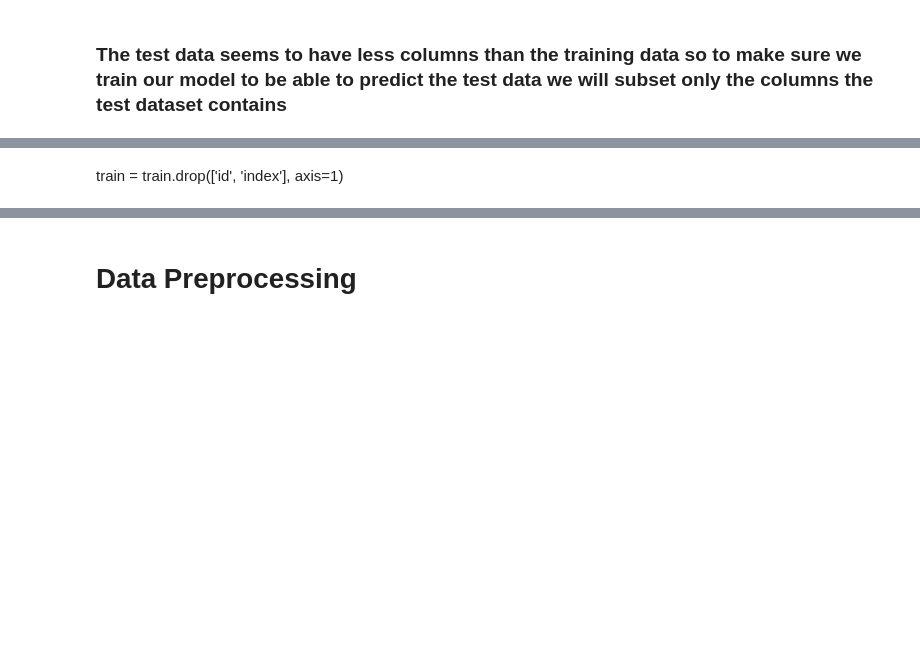
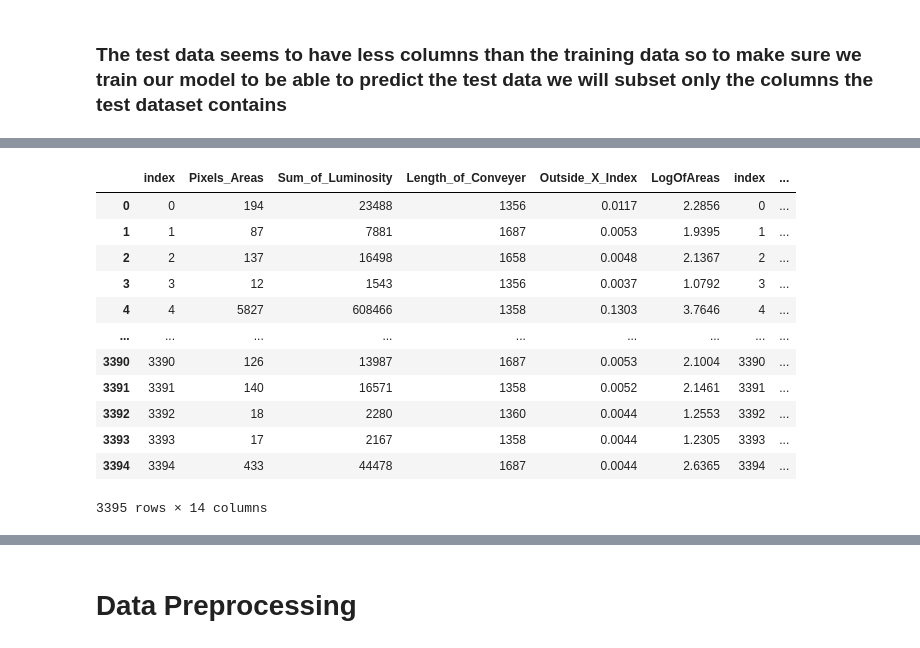
Before and after one commit to Tylikestocode/Machine-Learning, a Jupyter notebook: SteelPlateDefectPrediction/SteelPlateDefectPrediction.ipynb, the cells around one changed output, grey strips where cells are left out. Drawn from its saved outputs; the diff is of its cells as text; code cells hidden in the pictures; blank space fills up the shorter version.

```diff
--- a/SteelPlateDefectPrediction/SteelPlateDefectPrediction.ipynb
+++ b/SteelPlateDefectPrediction/SteelPlateDefectPrediction.ipynb
@@ -155,5 +155,19 @@ train
 3395 rows × 5 columns
 # %%
 train = pd.concat([train.reset_index(), target.reset_index()], axis=1)
-# %% [markdown]
-train = train.drop(['id', 'index'], axis=1)
+# %%
+train
+# %% [output]
+|  | index | Pixels_Areas | Sum_of_Luminosity | Length_of_Conveyer | Outside_X_Index | LogOfAreas | index | ... |
+| 0 | 0 | 194 | 23488 | 1356 | 0.0117 | 2.2856 | 0 | ... |
+| 1 | 1 | 87 | 7881 | 1687 | 0.0053 | 1.9395 | 1 | ... |
+| 2 | 2 | 137 | 16498 | 1658 | 0.0048 | 2.1367 | 2 | ... |
+| 3 | 3 | 12 | 1543 | 1356 | 0.0037 | 1.0792 | 3 | ... |
+| 4 | 4 | 5827 | 608466 | 1358 | 0.1303 | 3.7646 | 4 | ... |
+| ... | ... | ... | ... | ... | ... | ... | ... | ... |
+| 3390 | 3390 | 126 | 13987 | 1687 | 0.0053 | 2.1004 | 3390 | ... |
+| 3391 | 3391 | 140 | 16571 | 1358 | 0.0052 | 2.1461 | 3391 | ... |
+| 3392 | 3392 | 18 | 2280 | 1360 | 0.0044 | 1.2553 | 3392 | ... |
+| 3393 | 3393 | 17 | 2167 | 1358 | 0.0044 | 1.2305 | 3393 | ... |
+| 3394 | 3394 | 433 | 44478 | 1687 | 0.0044 | 2.6365 | 3394 | ... |
+3395 rows × 14 columns
```
Also changed, not shown: parts of 24 cells of this notebook.
